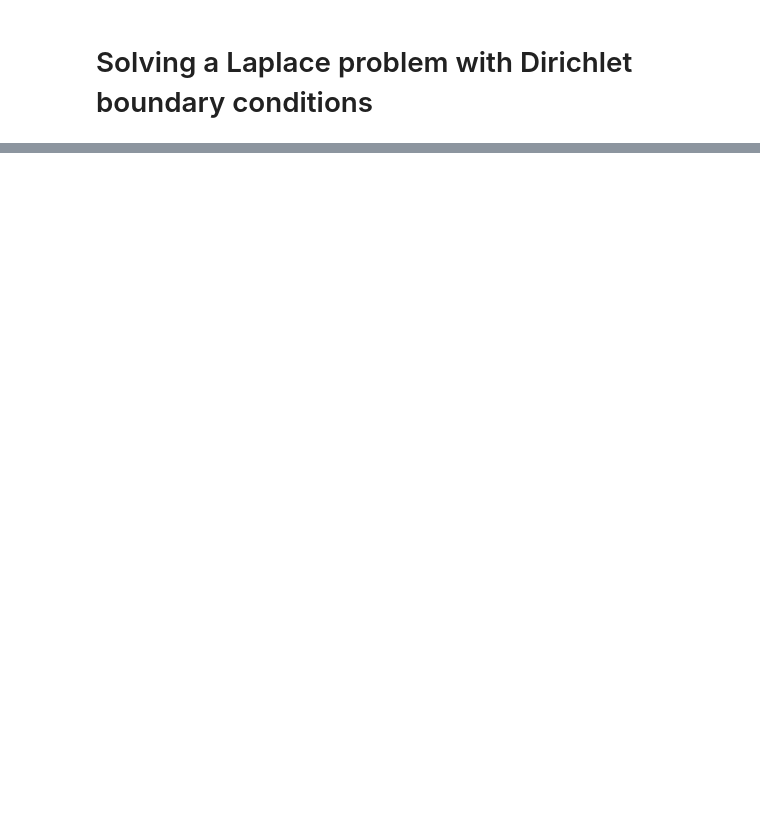
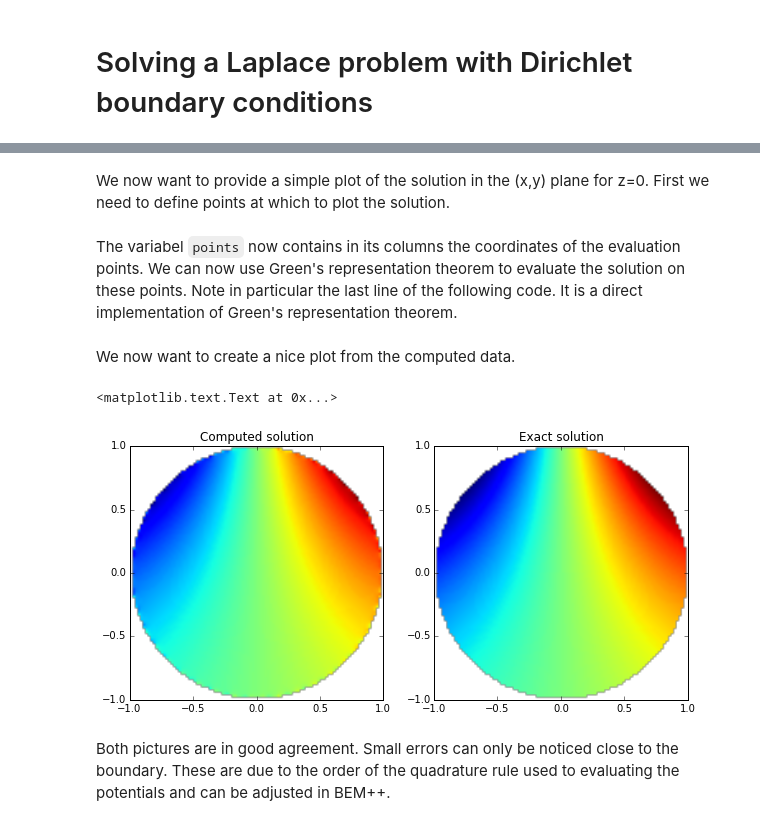
Before and after one commit to bempp/bempp-legacy, a Jupyter notebook: examples/python/laplace_dirichlet.ipynb, the cells around one changed output, grey strips where cells are left out. Cells and saved outputs as stored; diff of their text form; code cells hidden in the pictures; blank space fills up the shorter version.

Commit message:
Improved Laplace example

```diff
--- a/examples/python/laplace_dirichlet.ipynb
+++ b/examples/python/laplace_dirichlet.ipynb
@@ -156,0 +89,3 @@ mat = slpw.as_matrix()
+# %%
+rhs = (.5*id+dlp)*dirichlet_fun
+lhs = slp
@@ -156,0 +102,3 @@ mat = slpw.as_matrix()
+# %%
+from bempp.linalg.iterative_solvers import cg
+neumann_fun,info = cg(slp,rhs,tol=1E-3)
@@ -156,0 +111,44 @@ mat = slpw.as_matrix()
+# %% [markdown]
+We now want to provide a simple plot of the solution in the (x,y) plane for z=0. First we need to define points at which to plot the solution.
+# %%
+plot_grid = np.mgrid[-1:1:100j,-1:1:100j]
+points = np.vstack((plot_grid[0].ravel(),plot_grid[1].ravel(),np.zeros(plot_grid[0].size)))
+# %% [markdown]
+The variabel `points` now contains in its columns the coordinates of the evaluation points. We can now use Green's representation theorem to evaluate the solution on these points. Note in particular the last line of the following code. It is a direct implementation of Green's representation theorem.
+# %%
+from bempp.operators.potential import laplace as potential_laplace
+slp_pot = potential_laplace.single_layer(piecewise_const_space,points)
+dlp_pot = potential_laplace.double_layer(piecewise_lin_space,points)
+u_evaluated = slp_pot*neumann_fun-dlp_pot*dirichlet_fun
+# %% [markdown]
+We now want to create a nice plot from the computed data.
+# %%
+# The next command ensures that plots are shown within the IPython notebook
+%matplotlib inline
+
+# Filter out solution values that are associated with points outside the unit circle.
+u_evaluated = u_evaluated.reshape((100,100))
+radius = np.sqrt(plot_grid[0]**2+plot_grid[1]**2)
+u_evaluated[radius>1] = np.nan
+
+# Evaluate the exact solution for comparison
+u_exact = np.exp(plot_grid[0])*np.sin(plot_grid[1])
+u_exact[radius>1] = np.nan
+
+# Plot the image
+import matplotlib
+matplotlib.rcParams['figure.figsize'] = (10.0, 8.0) # Adjust the figure size in IPython
+
+from matplotlib import pyplot as plt
+f, axes = plt.subplots(1,2)
+
+axes[0].imshow(u_evaluated,extent=(-1,1,-1,1),origin='lower')
+axes[0].set_title('Computed solution')
+
+axes[1].imshow(u_exact,extent=(-1,1,-1,1),origin='lower')
+axes[1].set_title('Exact solution')
+# %% [output]
+<matplotlib.text.Text at 0x...>
+[figure, added]
+# %% [markdown]
+Both pictures are in good agreement. Small errors can only be noticed close to the boundary. These are due to the order of the quadrature rule used to evaluating the potentials and can be adjusted in BEM++.
```
Also changed, not shown: parts of 54 cells of this notebook.
